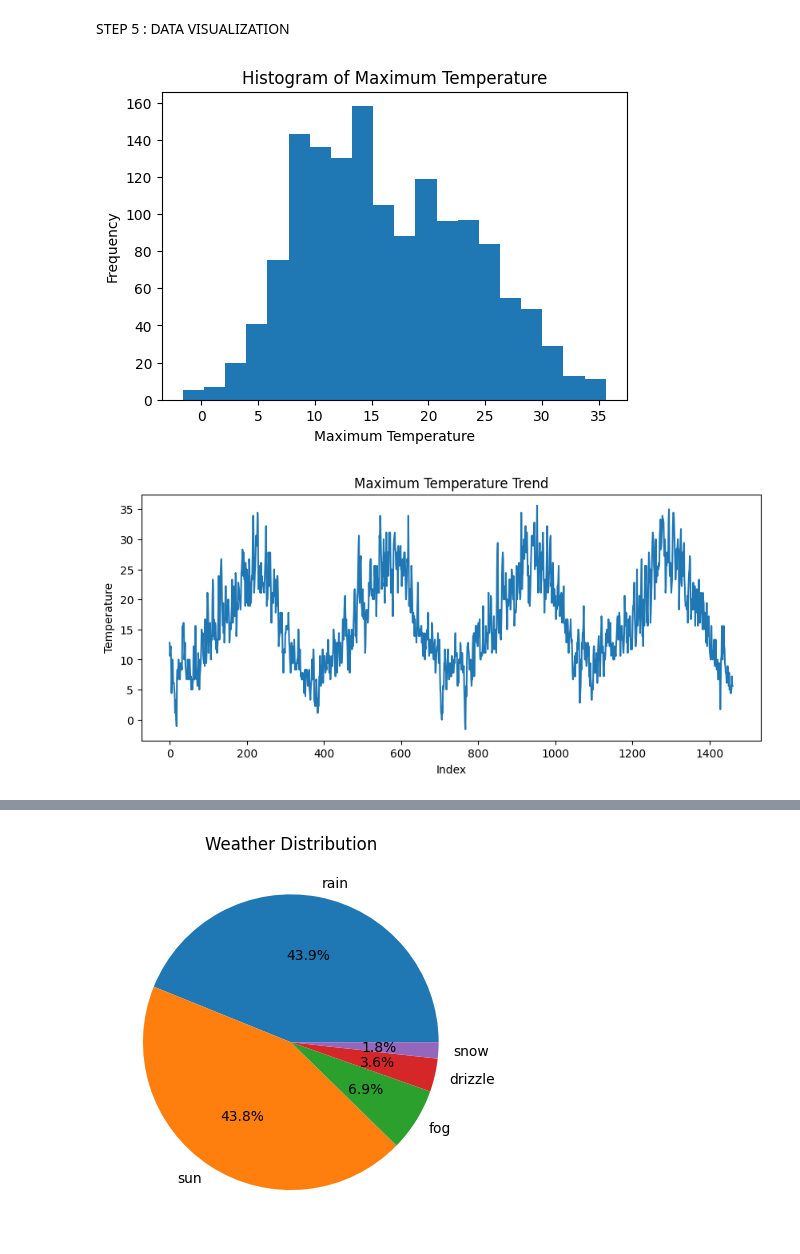
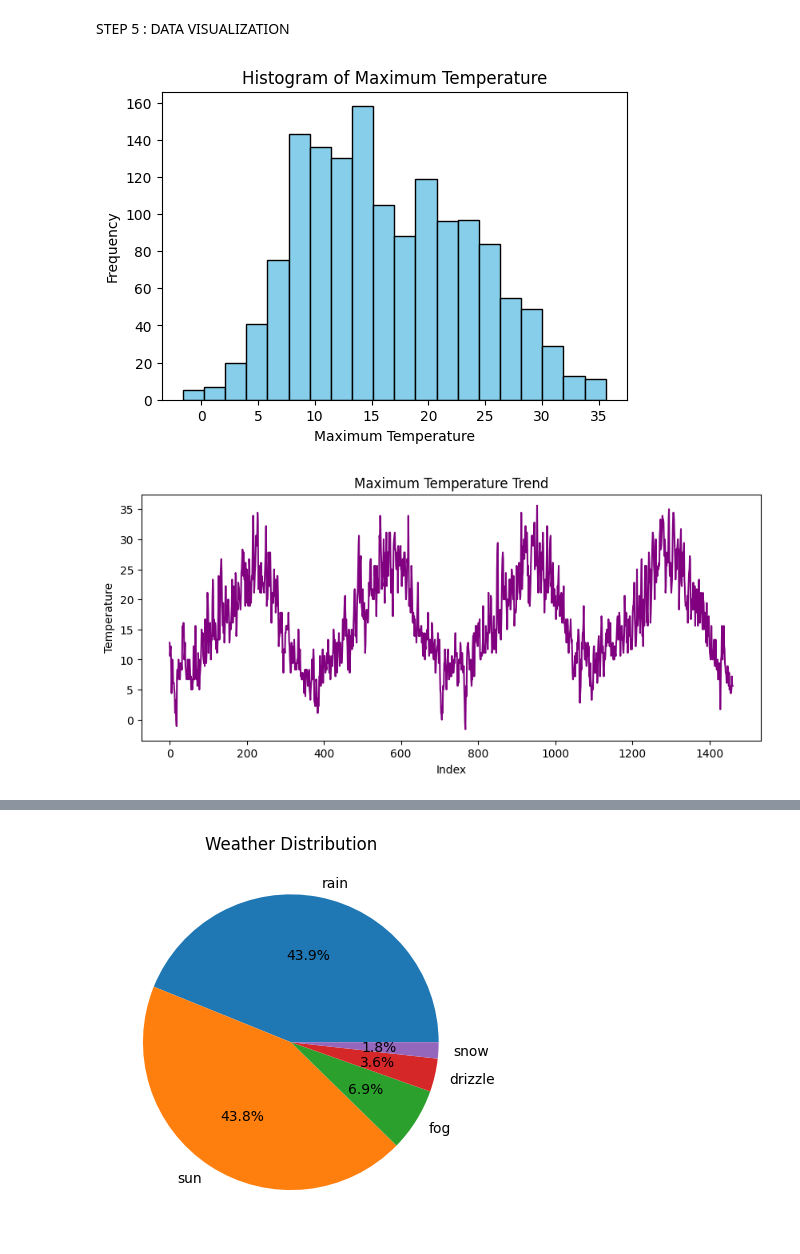
Before and after one commit to santhoshjothi540/weather_prediction, a Jupyter notebook: AIML_CT_PROJECT1.ipynb, the cells around one changed output, grey strips where cells are left out. Saved outputs shown, nothing was run; the diff lists cells and outputs as text; code cells hidden in the pictures.

```diff
--- a/AIML_CT_PROJECT1.ipynb
+++ b/AIML_CT_PROJECT1.ipynb
@@ -403,22 +403,25 @@ STEP 5 : DATA VISUALIZATION
 # %%
 # Histogram
 plt.figure(figsize=(6,4))
-plt.hist(df["temp_max"],bins=20)
+
+plt.hist(df["temp_max"], bins=20, color="skyblue", edgecolor="black")
+
 plt.xlabel("Maximum Temperature")
 plt.ylabel("Frequency")
 plt.title("Histogram of Maximum Temperature")
+
 plt.show()
 # %% [output]
-[figure, old version]
+[figure, new version]
 # %%
 # Line Plot
 plt.figure(figsize=(10,4))
-plt.plot(df["temp_max"])
+plt.plot(df["temp_max"],color="purple")
 plt.title("Maximum Temperature Trend")
 plt.xlabel("Index")
 plt.ylabel("Temperature")
 plt.show()
 # %% [output]
-[figure, old version]
+[figure, new version]
 # %%
 # Bar Chart
```
Also changed, not shown: parts of 5 cells of this notebook.
